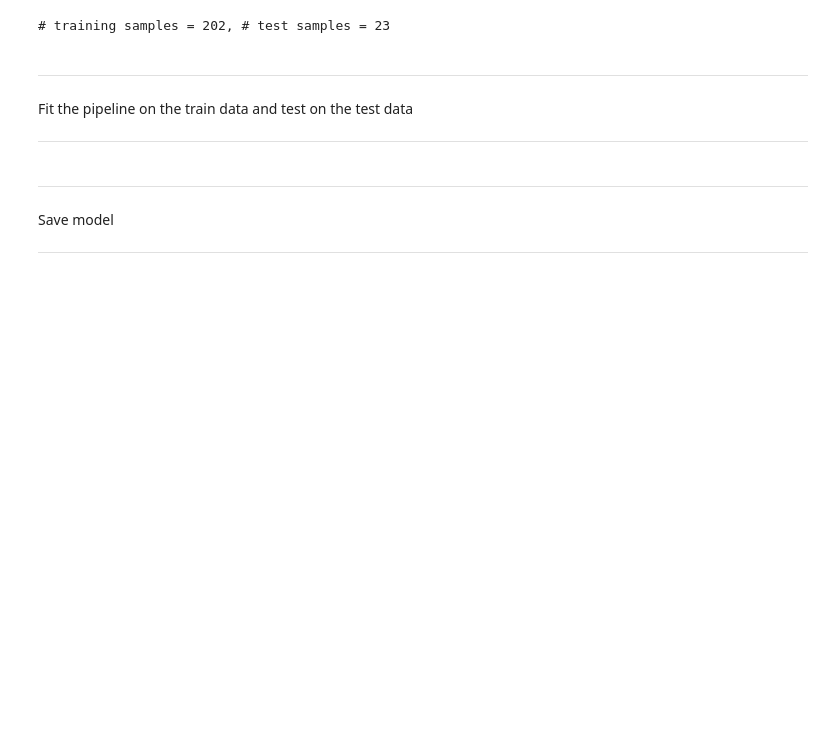
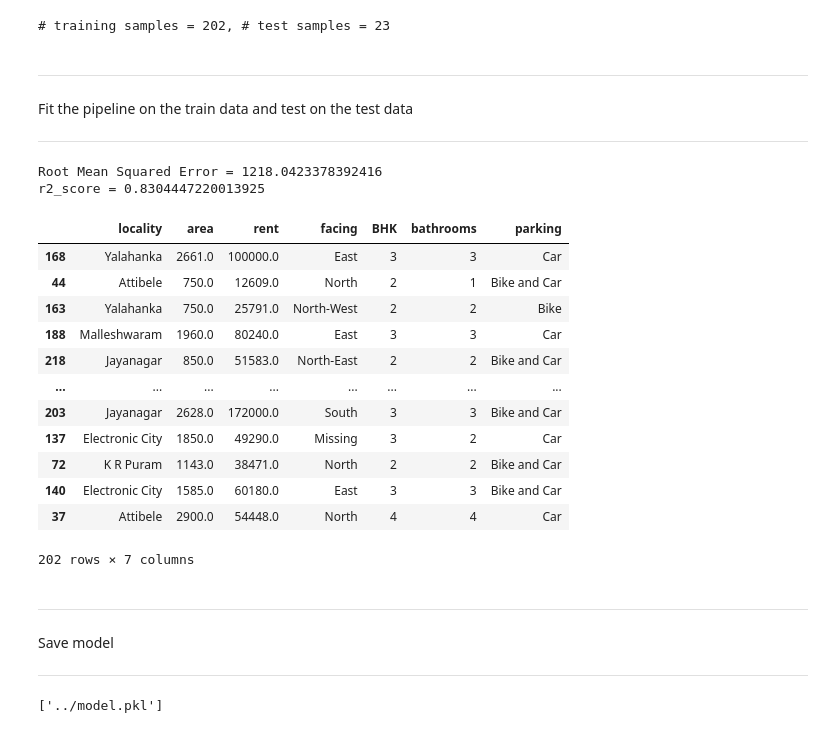
Before and after one commit to kishorekr29/houseprice-ml-lab, a Jupyter notebook: notebooks/template.ipynb, the cells around one changed output. Cells and saved outputs as stored; diff of their text form; code cells hidden in the pictures; blank space fills up the shorter version.

Commit message:
Pipelines added

```diff
--- a/notebooks/template.ipynb
+++ b/notebooks/template.ipynb
@@ -219,18 +219,18 @@ categorical_transformer = Pipeline(steps = [('onehotenc', OneHotEncoder(handle_u
 continuous_transformer = Pipeline(steps = [('scaler', StandardScaler())])
 
 # Create a preprocessor object for all features
-preprocessor = ColumnTransformer(transformers = [('continuous', continuous_transformer, ?),
-                                                 ('categorical', ?, ?),
-                                                 ('ordinal', ?, ?)
+preprocessor = ColumnTransformer(transformers = [('continuous', continuous_transformer, continuous_features),
+                                                 ('categorical', categorical_transformer, categorical_features),
+                                                 ('ordinal', ordinal_transformer, ordinal_features)
                                                 ],
                                  remainder = 'passthrough'
                                  )
 
-# Define a classifier object
-regressor = ?
+# Define a regressor object
+regressor = linear_model.LinearRegression()
 
 # Define the entire classification model pipeline
-model_pipeline = ?
+model_pipeline = Pipeline(steps=[('preprocessor',preprocessor),('regressor',regressor)])
 # %% [markdown]
 ---
 
@@ -239,12 +239,12 @@ Train-test split of the dataset
 ---
 # %%
 ## Train and test split of the data
-X = ?
+X = df.drop('price_per_sqft',axis=1)
 y = df['price_per_sqft']
-X_train, X_test, y_train, y_test = train_test_split(?, ?,
-                                                    test_size = ?,
+X_train, X_test, y_train, y_test = train_test_split(X, y,
+                                                    test_size = 0.10,
                                                     random_state = 1)
-print('# training samples = %d, # test samples = %d'%(X_train.shape[0], X_test.shape[0]))
+print(f'# training samples = {X_train.shape[0]}, # test samples = {X_test.shape[0]}')
 # %% [output]
 # training samples = 202, # test samples = 23
 # %% [markdown]
@@ -255,10 +255,27 @@ Fit the pipeline on the train data and test on the test data
 ---
 # %%
 ## Fit the model pipeline on the train data and test on the test data
-model_pipeline.fit(?, ?)
-y_pred = model_pipeline.predict(?)
-print(f'Root Mean Squared Error = {?}')
+model_pipeline.fit(X_train, y_train)
+y_pred = model_pipeline.predict(X_test)
+print(f'Root Mean Squared Error = {np.sqrt(mean_squared_error(y_test,y_pred))}')
 print(f'r2_score = {r2_score(y_test, y_pred)}')
+X_train
+# %% [output]
+Root Mean Squared Error = 1218.0423378392416
+r2_score = 0.8304447220013925
+|  | locality | area | rent | facing | BHK | bathrooms | parking |
+| 168 | Yalahanka | 2661.0 | 100000.0 | East | 3 | 3 | Car |
+| 44 | Attibele | 750.0 | 12609.0 | North | 2 | 1 | Bike and Car |
+| 163 | Yalahanka | 750.0 | 25791.0 | North-West | 2 | 2 | Bike |
+| 188 | Malleshwaram | 1960.0 | 80240.0 | East | 3 | 3 | Car |
+| 218 | Jayanagar | 850.0 | 51583.0 | North-East | 2 | 2 | Bike and Car |
+| ... | ... | ... | ... | ... | ... | ... | ... |
+| 203 | Jayanagar | 2628.0 | 172000.0 | South | 3 | 3 | Bike and Car |
+| 137 | Electronic City | 1850.0 | 49290.0 | Missing | 3 | 2 | Car |
+| 72 | K R Puram | 1143.0 | 38471.0 | North | 2 | 2 | Bike and Car |
+| 140 | Electronic City | 1585.0 | 60180.0 | East | 3 | 3 | Bike and Car |
+| 37 | Attibele | 2900.0 | 54448.0 | North | 4 | 4 | Car |
+202 rows × 7 columns
 # %% [markdown]
 ---
 
@@ -267,4 +284,6 @@ Save model
 ---
 # %%
 # Save model
-joblib.dump(?, '../model.pkl')
+joblib.dump(model_pipeline, '../model.pkl')
+# %% [output]
+['../model.pkl']
```
Also changed, not shown: 2 other files.
